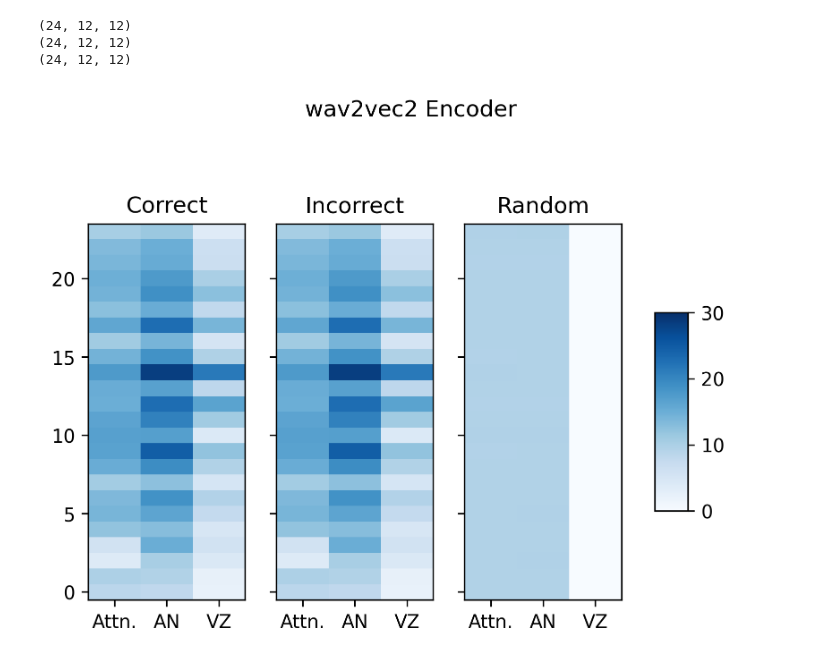
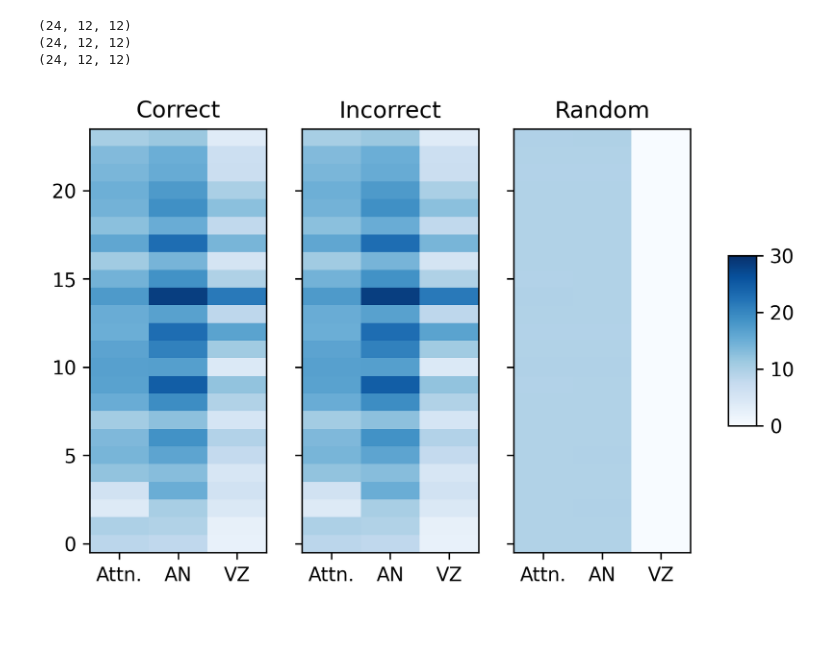
Before and after one commit to HoeZey/ieai-miniproject-context-mixing, a Jupyter notebook: visualization/visualization.ipynb, the cells around one changed output. Saved outputs shown, nothing was run; the diff lists cells and outputs as text; code cells hidden in the pictures; blank space fills up the shorter version.

```diff
--- a/visualization/visualization.ipynb
+++ b/visualization/visualization.ipynb
@@ -74,24 +73,25 @@ scores_filtered = [
 # %%
 labels = ['Attn.', 'AN', 'VZ']
 titles = ['Correct', 'Incorrect', 'Random']
 
-fig, axs = plt.subplots(1, 3, sharey=True, dpi=300)
+fig, axs = plt.subplots(1, 3, figsize=(7, 4), sharey=True, dpi=300)
+axs = axs.flatten()
 
 for i in range(len(scores_filtered)):
     im = axs[i].imshow(
         scores_filtered[i] * 100,
         cmap='Blues',
         vmin=0,
         vmax=30,
         aspect=0.3,
     )
     axs[i].set_xticks(range(len(labels)), labels)
     axs[i].set_title(titles[i])
     axs[i].invert_yaxis()
 
-fig.suptitle('wav2vec2 Encoder')
+# fig.suptitle('wav2vec2 Encoder')
 fig.colorbar(im, ax=axs.ravel().tolist(), shrink=0.4, aspect=6)
 # plt.tight_layout()
 plt.show()
 # %% [output]
-[figure, old version]
+[figure, new version]
```
Also changed, not shown: parts of 1 cell of this notebook, 9 other files.
